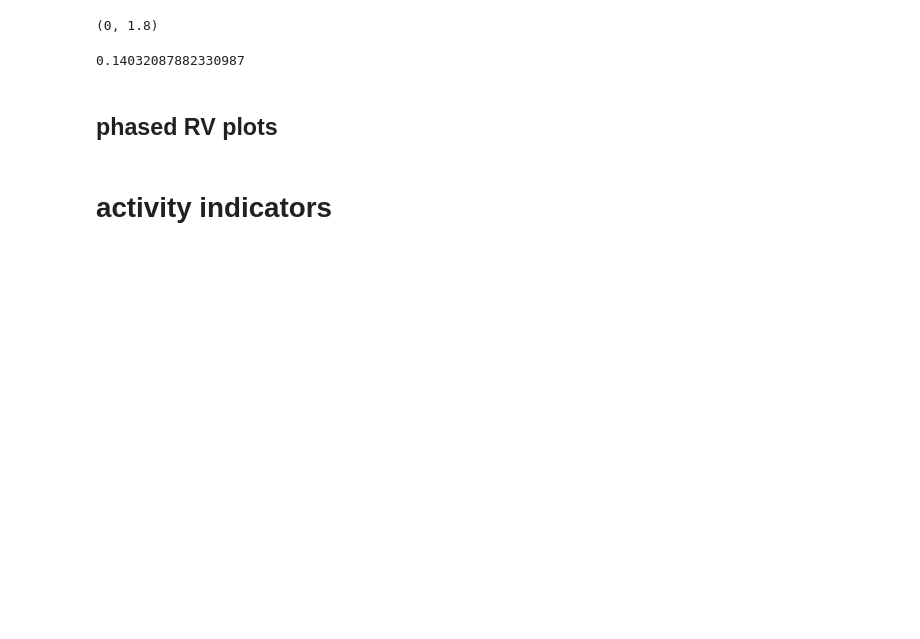
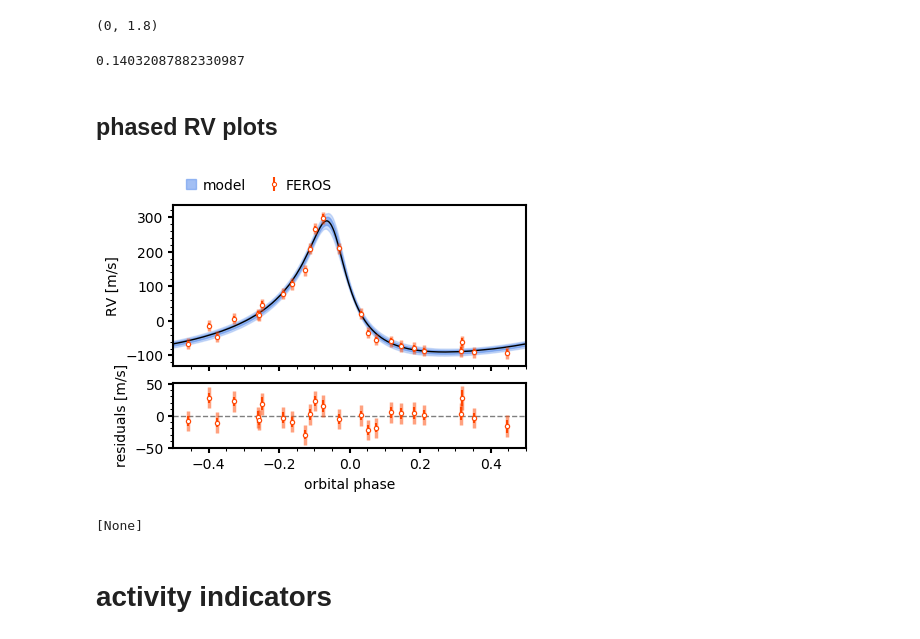
Before and after one commit to matiscke/eccentricWarmJupiter, a Jupyter notebook: 20200312_WINEpaper.ipynb, the cells around one changed output. Saved outputs shown, nothing was run; the diff lists cells and outputs as text; code cells hidden in the pictures; blank space fills up the shorter version.

Commit message:
add phased RV plot; unify phot/RV plot styles

```diff
--- a/20200312_WINEpaper.ipynb
+++ b/20200312_WINEpaper.ipynb
@@ -182,5 +184,13 @@ np.quantile(results.posteriors['posterior_samples']['p_p{}'.format(i_transit)],
 0.14032087882330987
 # %% [markdown]
 ## phased RV plots
+# %%
+phasedRV = plots.plot_phasedRV(results)
+# %% [output]
+[figure, added]
+# %%
+[phasedRV[inst][0].savefig(out_folder + 'phasedRV_{}.pdf'.format(aux.label(inst))) for inst in phasedRV]
+# %% [output]
+[None]
 # %% [markdown]
 # activity indicators
```
Also changed, not shown: parts of 6 cells of this notebook, 1 other file.
